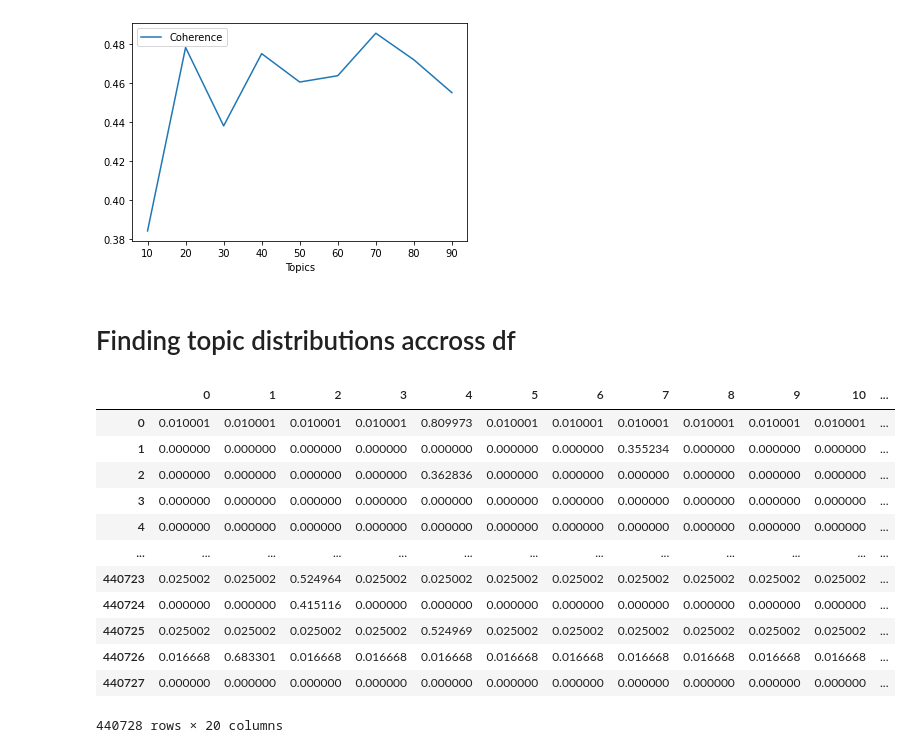
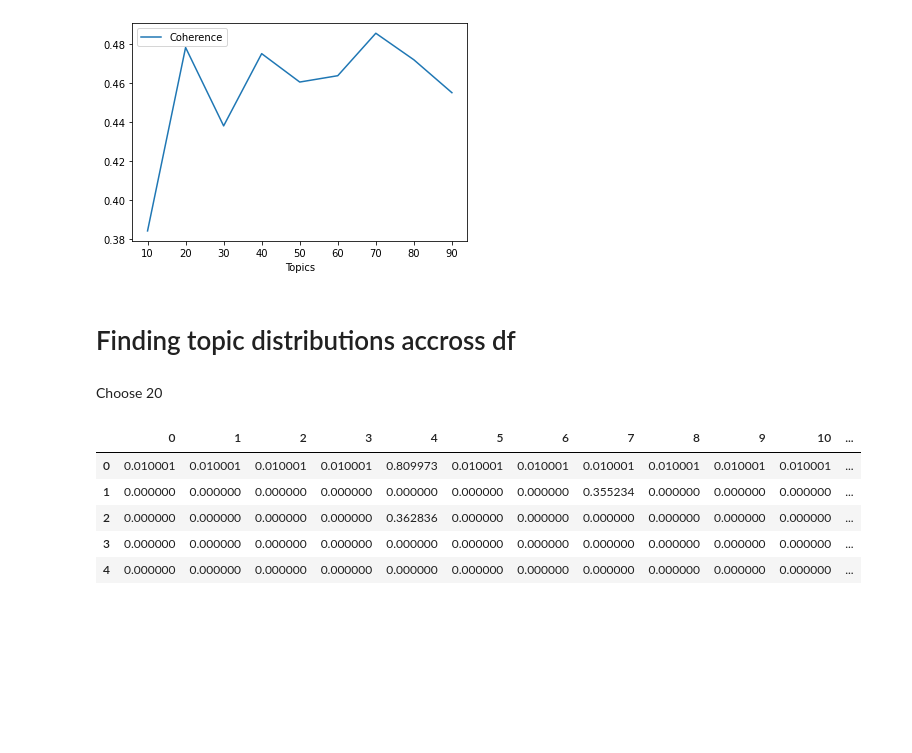
Before and after one commit to tawfiqam/Parenting_Throwaway_CSCW_2019, a Jupyter notebook: Daddit_LDA.ipynb, the cells around one changed output. Saved outputs shown, nothing was run; the diff lists cells and outputs as text; code cells hidden in the pictures; blank space fills up the shorter version.

```diff
--- a/Daddit_LDA.ipynb
+++ b/Daddit_LDA.ipynb
@@ -286,6 +286,10 @@ df.plot(x ='Topics', y='Coherence', kind = 'line')
 plt.show()
 # %% [output]
 [figure]
+# %% [markdown]
+# Finding topic distributions accross df
+# %% [markdown]
+Choose 20
 # %%
 #load LDA model
 from gensim.models import LdaModel
@@ -294,8 +298,6 @@ from gensim.corpora import Dictionary
 optimal_model = LdaModel.load('Daddit_Model1.model')
 dictionary = corpora.Dictionary.load('DadditDictionary.dict')
 corpus = corpora.MmCorpus('DadditCorpusFinal.mm')
-# %% [markdown]
-# Finding topic distributions accross df
 # %%
 #First, get a list of posts, one by one
 df = Daddit.copy()
@@ -310,32 +312,25 @@ for post in CompletePosts:
 # %%
 new_doc2bow = [dictionary.doc2bow(post) for post in processed_posts]
 
 vector = optimal_model.get_document_topics(new_doc2bow)
 
 #create a list of dictioaries for scores relating to optimum LDA
 newdictlist = []
 for i in range(0, len(vector)):
     newdictlist.append(dict(vector[i]))
 
 topic_bow = pd.DataFrame(newdictlist)
 
 topic_bow.fillna(0, inplace=True)
 
-topic_bow
+topic_bow.head()
 # %% [output]
 |  | 0 | 1 | 2 | 3 | 4 | 5 | 6 | 7 | 8 | 9 | 10 | ... |
 | 0 | 0.010001 | 0.010001 | 0.010001 | 0.010001 | 0.809973 | 0.010001 | 0.010001 | 0.010001 | 0.010001 | 0.010001 | 0.010001 | ... |
 | 1 | 0.000000 | 0.000000 | 0.000000 | 0.000000 | 0.000000 | 0.000000 | 0.000000 | 0.355234 | 0.000000 | 0.000000 | 0.000000 | ... |
 | 2 | 0.000000 | 0.000000 | 0.000000 | 0.000000 | 0.362836 | 0.000000 | 0.000000 | 0.000000 | 0.000000 | 0.000000 | 0.000000 | ... |
 | 3 | 0.000000 | 0.000000 | 0.000000 | 0.000000 | 0.000000 | 0.000000 | 0.000000 | 0.000000 | 0.000000 | 0.000000 | 0.000000 | ... |
 | 4 | 0.000000 | 0.000000 | 0.000000 | 0.000000 | 0.000000 | 0.000000 | 0.000000 | 0.000000 | 0.000000 | 0.000000 | 0.000000 | ... |
-| ... | ... | ... | ... | ... | ... | ... | ... | ... | ... | ... | ... | ... |
-| 440723 | 0.025002 | 0.025002 | 0.524964 | 0.025002 | 0.025002 | 0.025002 | 0.025002 | 0.025002 | 0.025002 | 0.025002 | 0.025002 | ... |
-| 440724 | 0.000000 | 0.000000 | 0.415116 | 0.000000 | 0.000000 | 0.000000 | 0.000000 | 0.000000 | 0.000000 | 0.000000 | 0.000000 | ... |
-| 440725 | 0.025002 | 0.025002 | 0.025002 | 0.025002 | 0.524969 | 0.025002 | 0.025002 | 0.025002 | 0.025002 | 0.025002 | 0.025002 | ... |
-| 440726 | 0.016668 | 0.683301 | 0.016668 | 0.016668 | 0.016668 | 0.016668 | 0.016668 | 0.016668 | 0.016668 | 0.016668 | 0.016668 | ... |
-| 440727 | 0.000000 | 0.000000 | 0.000000 | 0.000000 | 0.000000 | 0.000000 | 0.000000 | 0.000000 | 0.000000 | 0.000000 | 0.000000 | ... |
-440728 rows × 20 columns
 # %%
 topic_bow.columns = ['Topic__' + str(col) for col in topic_bow.columns]
 # %%
```
Also changed, not shown: parts of 26 cells of this notebook, 5 other files.
